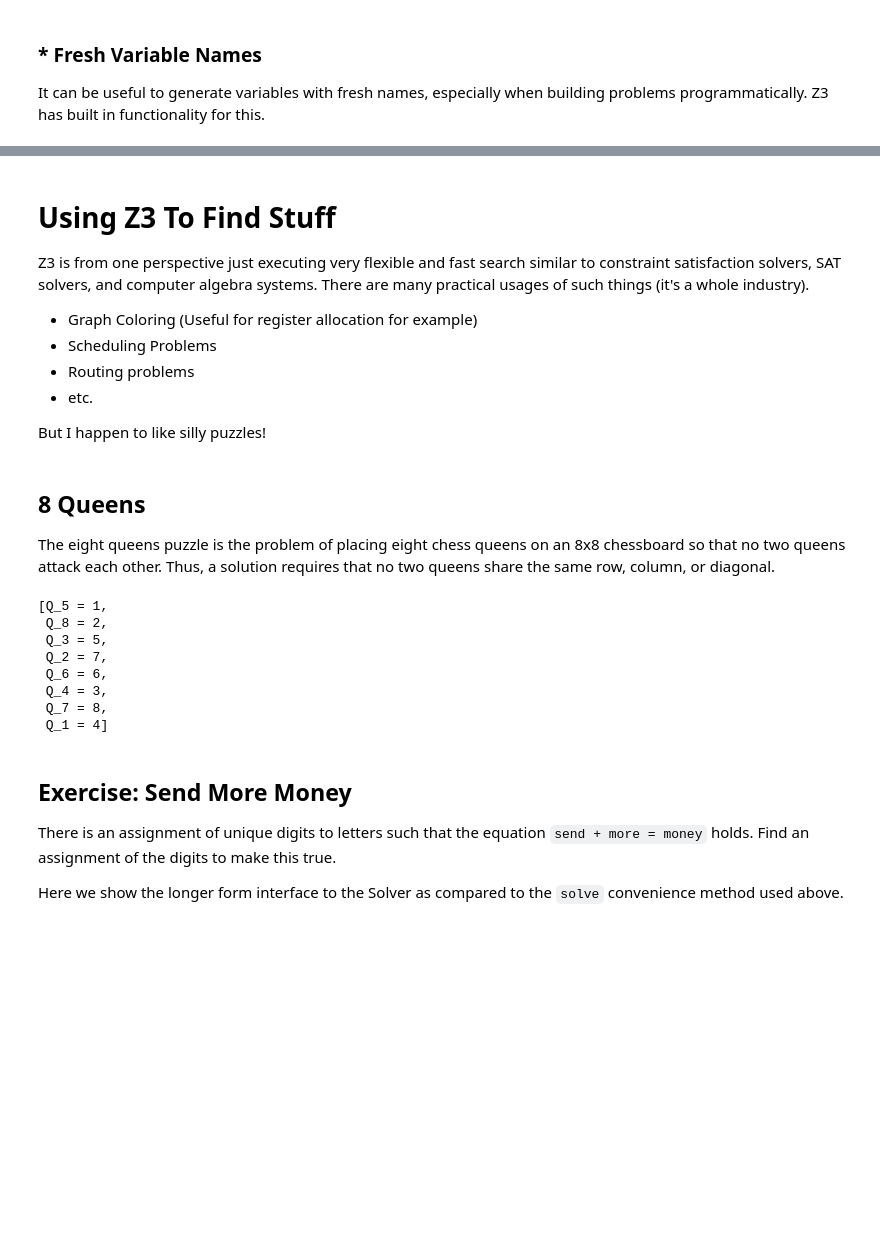
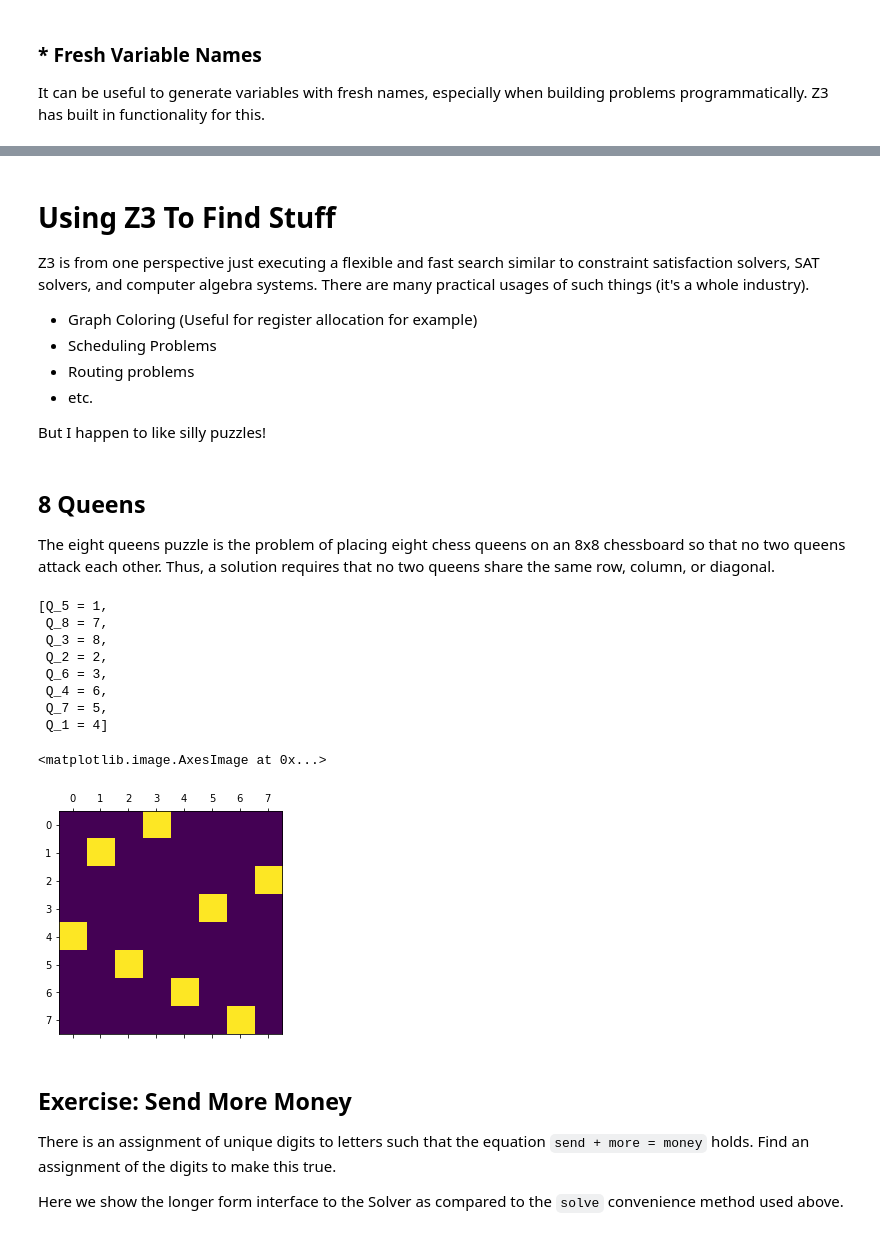
Before and after one commit to philzook58/z3_tutorial, a Jupyter notebook: Z3 Tutorial.ipynb, the cells around one changed output, grey strips where cells are left out. Drawn from its saved outputs; the diff is of its cells as text; code cells hidden in the pictures; blank space fills up the shorter version.

```diff
--- a/Z3 Tutorial.ipynb
+++ b/Z3 Tutorial.ipynb
@@ -275,7 +222,7 @@ f!8
 # %% [markdown]
 # Using Z3 To Find Stuff
 
-Z3 is from one perspective just executing very flexible and fast search similar to constraint satisfaction solvers, SAT solvers, and computer algebra systems.
+Z3 is from one perspective just executing a flexible and fast search similar to constraint satisfaction solvers, SAT solvers, and computer algebra systems.
 There are many practical usages of such things (it's a whole industry).
  - Graph Coloring (Useful for register allocation for example)
  - Scheduling Problems
@@ -291,7 +238,7 @@ The eight queens puzzle is the problem of placing eight chess queens on an 8x8 c
 # %%
 # We know each queen must be in a different row.
 # So, we represent each queen by a single integer: the column position
-Q = [ Int('Q_%i' % (i + 1)) for i in range(8) ]
+Q = [ Int(f"Q_{i + 1}") for i in range(8) ]
 
 # Each queen is in a column {1, ... 8 }
 val_c = [ And(1 <= Q[i], Q[i] <= 8) for i in range(8) ]
@@ -308,13 +255,30 @@ diag_c = [ If(i == j,
 solve(val_c + col_c + diag_c)
 # %% [output]
 [Q_5 = 1,
- Q_8 = 2,
- Q_3 = 5,
- Q_2 = 7,
- Q_6 = 6,
- Q_4 = 3,
- Q_7 = 8,
+ Q_8 = 7,
+ Q_3 = 8,
+ Q_2 = 2,
+ Q_6 = 3,
+ Q_4 = 6,
+ Q_7 = 5,
  Q_1 = 4]
+# %%
+import numpy as np
+import matplotlib.pyplot as plt
+
+s = Solver()
+s.add(val_c + col_c + diag_c)
+s.check()
+m = s.model()
+board = np.zeros((8,8))
+
+for i in range(8):
+    board[i, m[Q[i]].as_long() - 1] = 1
+
+plt.matshow(board)
+# %% [output]
+<matplotlib.image.AxesImage at 0x...>
+[figure, added]
 # %% [markdown]
 ## Exercise: Send More Money
 
```
Also changed, not shown: parts of 49 cells of this notebook, 1 other file.
